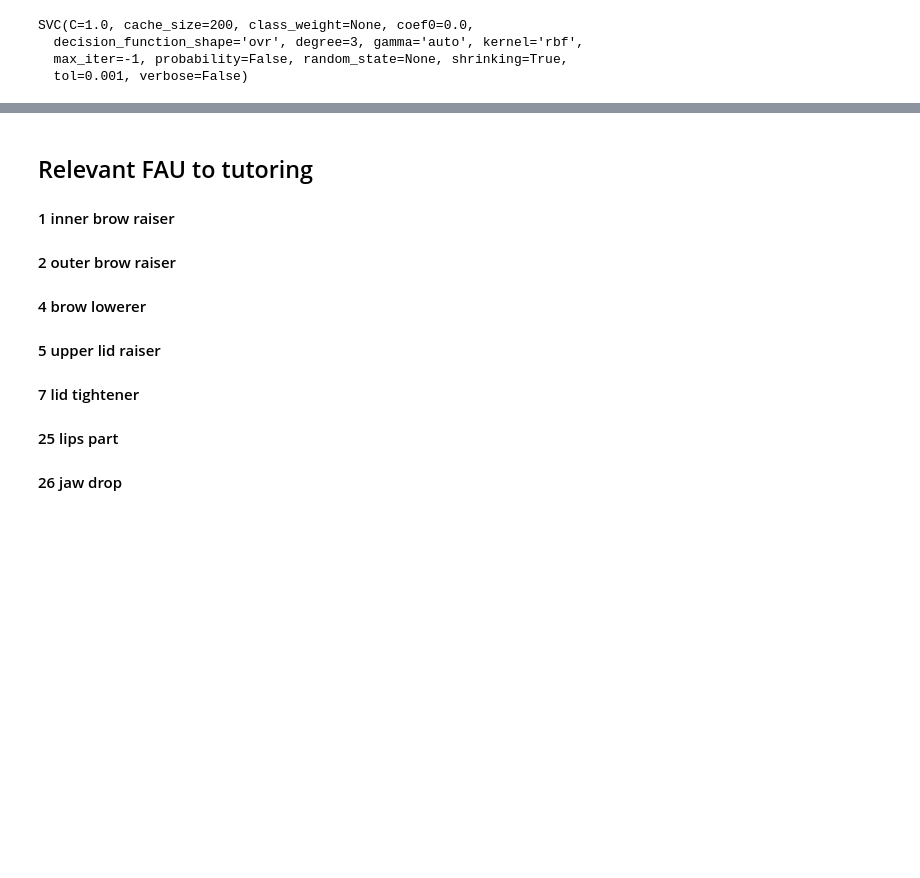
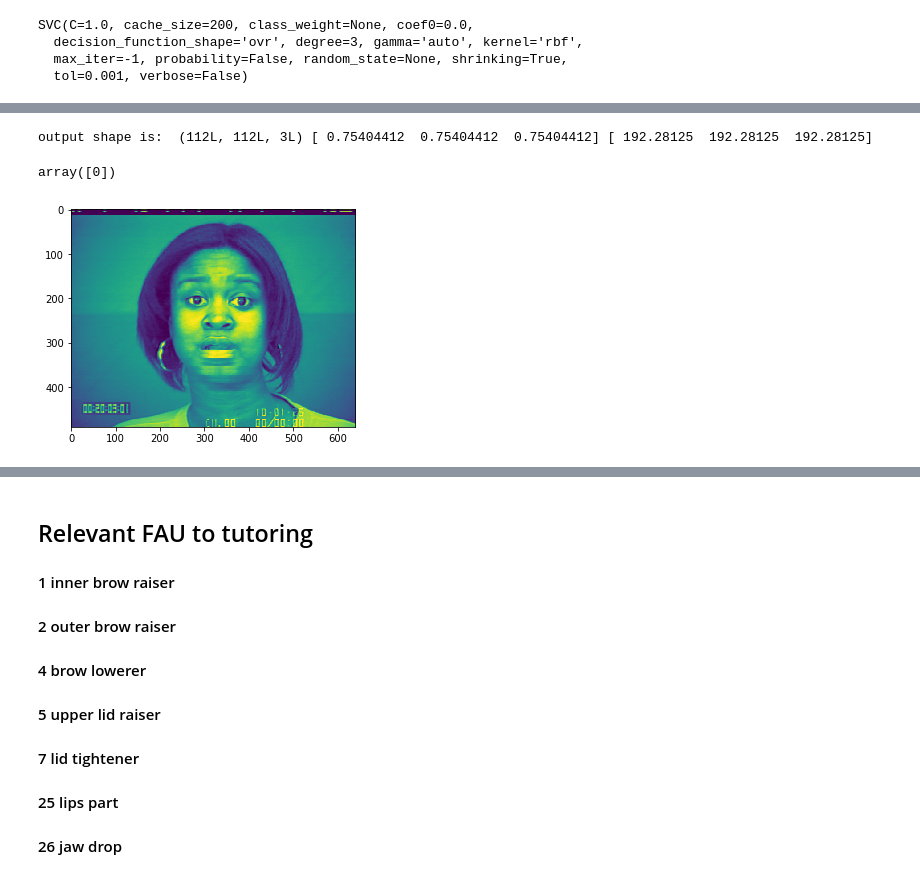
Before and after one commit to amogh112/tryingNaiveModelsEmotionDetect, a Jupyter notebook: try1.ipynb, the cells around one changed output, grey strips where cells are left out. Cells and saved outputs as stored; diff of their text form; code cells hidden in the pictures; blank space fills up the shorter version.

```diff
--- a/try1.ipynb
+++ b/try1.ipynb
@@ -605 +722,11 @@ SVC(C=1.0, cache_size=200, class_weight=None, coef0=0.0,
+# %%
+plt.imshow(mpimg.imread('E:/CMU/approach1_april_10/data/CK+/cohn-kanade-images/S125/007\S125_007_00000008.png'))
+reqdHist=alignAndcrop('E:/CMU/approach1_april_10/data/CK+/cohn-kanade-images/S125/007\S125_007_00000008.png')[2]
+reqdHist=np.squeeze(reqdHist,axis=1)
+reqdHist.shape
+clf.predict([reqdHist]).pro
+# %% [output]
+output shape is:  (112L, 112L, 3L) [ 0.75404412  0.75404412  0.75404412] [ 192.28125  192.28125  192.28125]
+array([0])
+[figure, added]
 # %%
```
Also changed, not shown: parts of 52 cells of this notebook.
